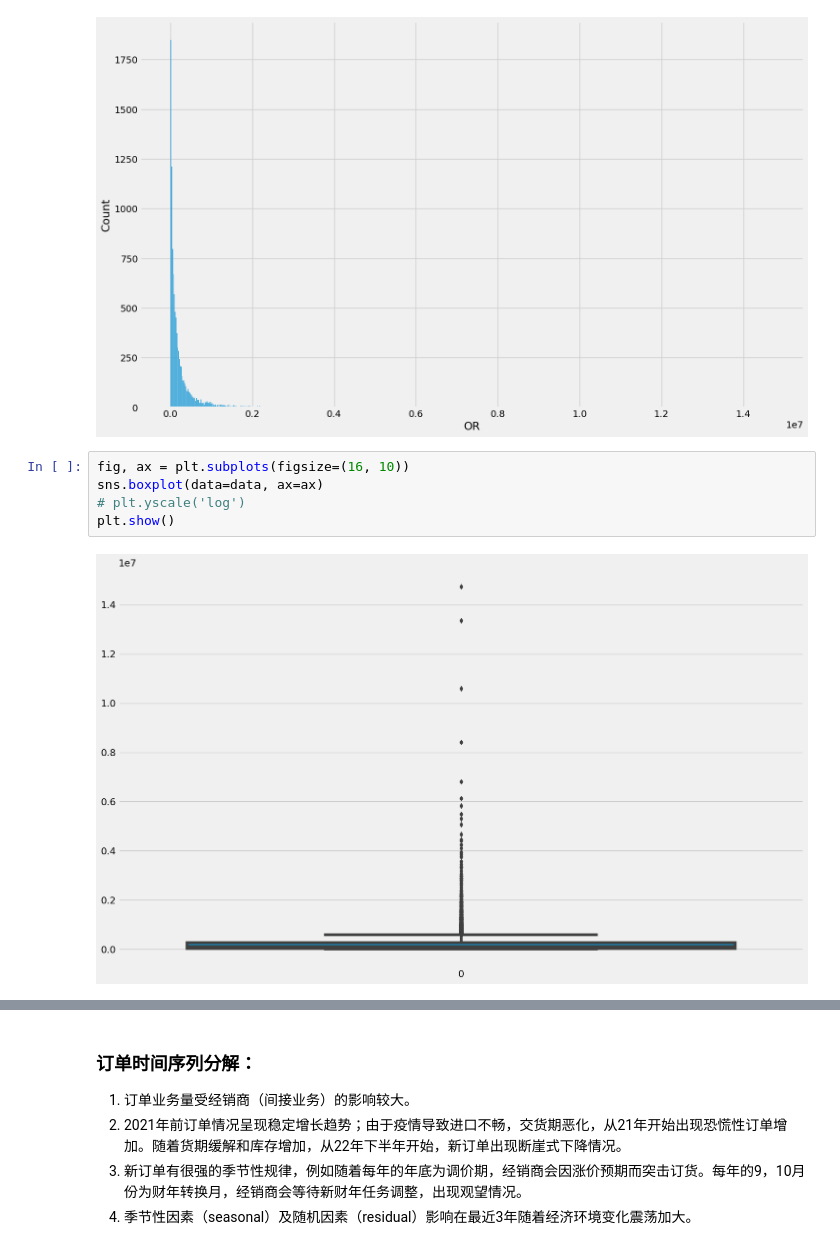
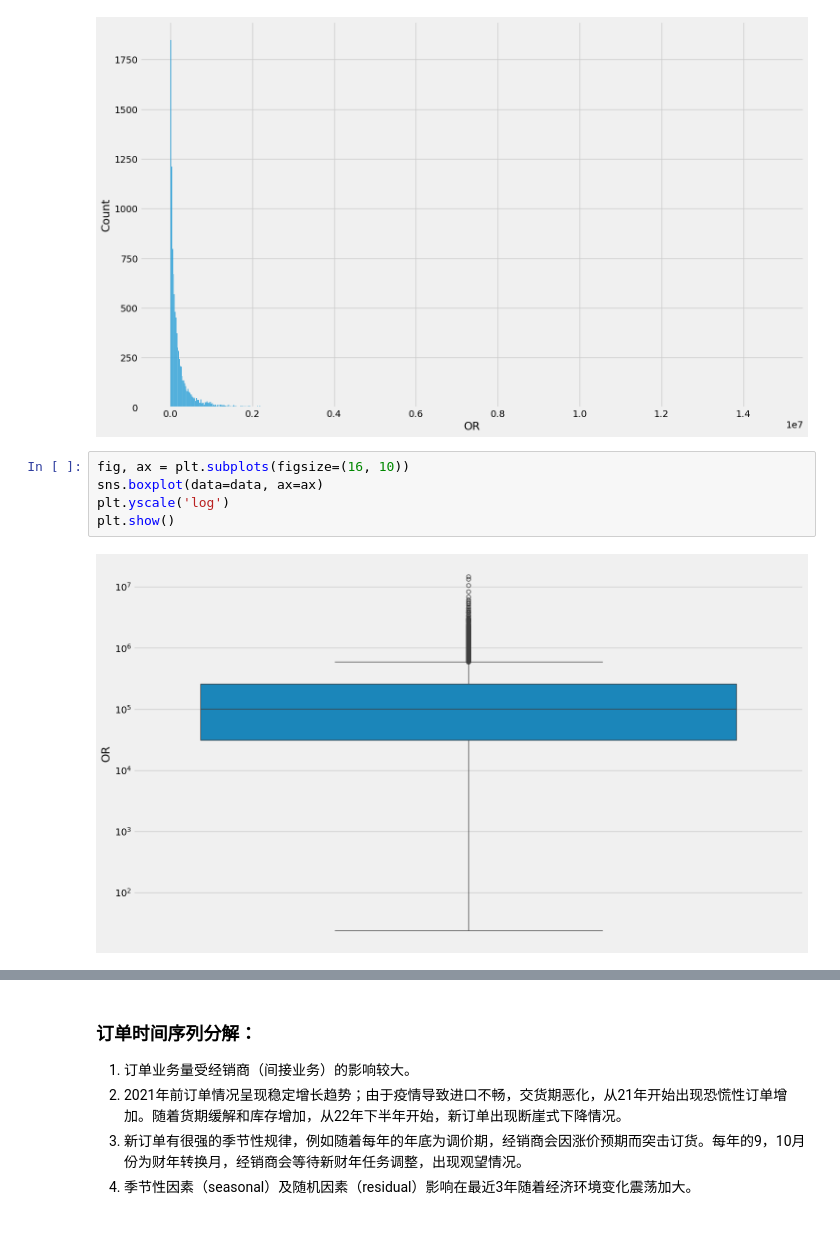
Before and after one commit to Nyahua/ruc, a Jupyter notebook: time_series/homework/visualization/data-visualization-matplotlib.ipynb, the cells around one changed output, grey strips where cells are left out. Cells and saved outputs as stored; diff of their text form.

```diff
--- a/time_series/homework/visualization/data-visualization-matplotlib.ipynb
+++ b/time_series/homework/visualization/data-visualization-matplotlib.ipynb
@@ -98,7 +75,7 @@ plt.show()
 # %%
 fig, ax = plt.subplots(figsize=(16, 10))
 sns.boxplot(data=data, ax=ax)
-# plt.yscale('log')
+plt.yscale('log')
 plt.show()
 # %% [output]
-[figure, old version]
+[figure, new version]
```
Also changed, not shown: parts of 17 cells of this notebook, 9 other files.
